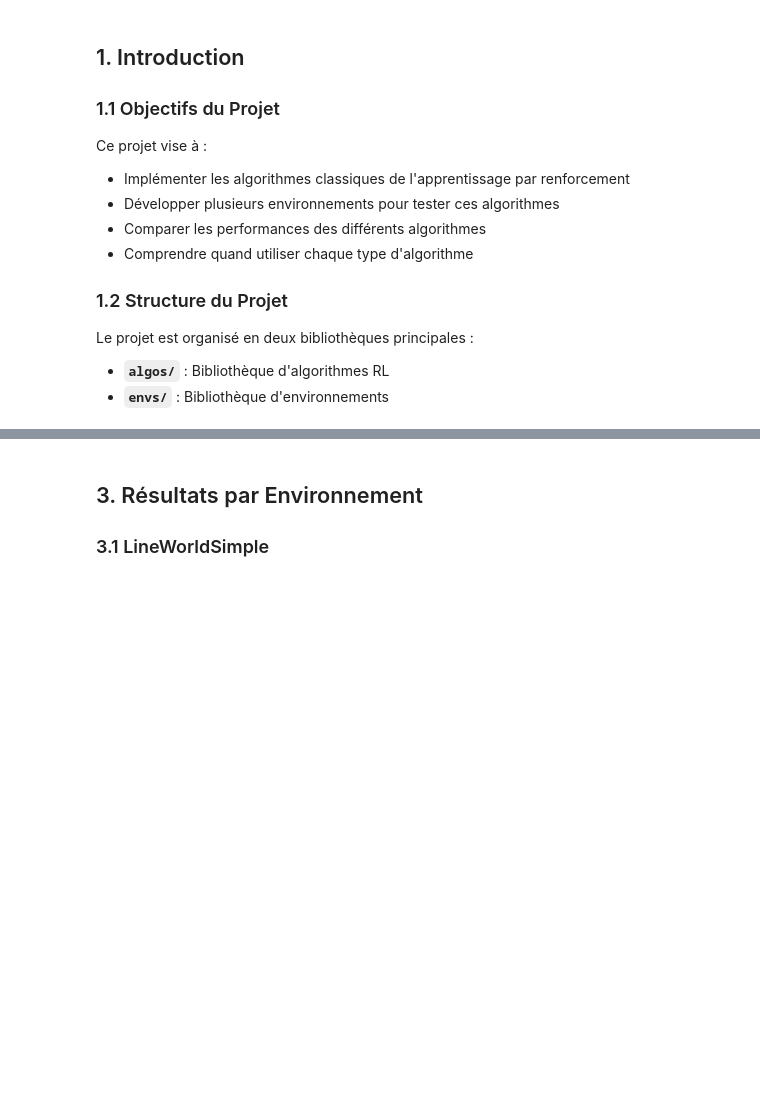
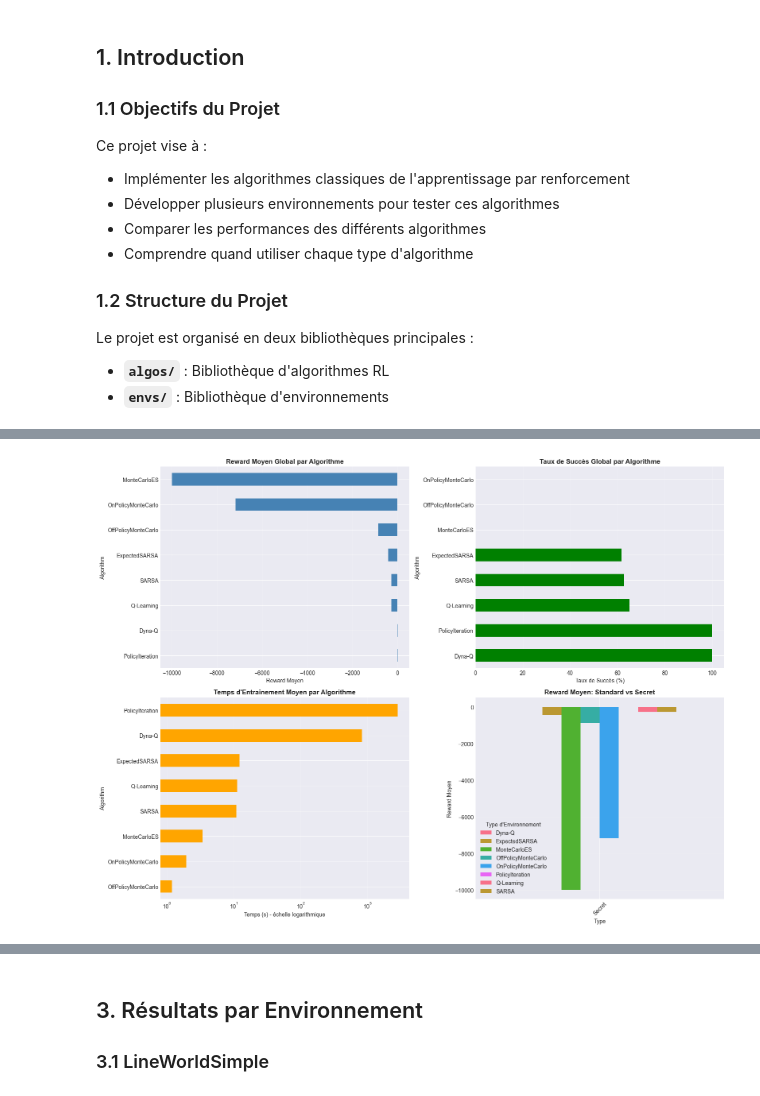
Before and after one commit to belaid-sarah/RL-Project, a Jupyter notebook: rapport_projet_rl.ipynb, the cells around one changed output, grey strips where cells are left out. Cells and saved outputs as stored; diff of their text form; code cells hidden in the pictures; blank space fills up the shorter version.

```diff
--- a/rapport_projet_rl.ipynb
+++ b/rapport_projet_rl.ipynb
@@ -48,0 +385,78 @@ else:
+# %%
+# Comparaison globale de tous les algorithmes
+if all_results:
+    # Créer un DataFrame global
+    global_data = []
+    for r in all_results:
+        global_data.append({
+            'Algorithm': r['algorithm'],
+            'Environment': r['environment'],
+            'Mean Reward': r['evaluation']['mean_reward'],
+            'Success Rate': r['evaluation']['success_rate'] * 100,
+            'Mean Steps': r['evaluation']['mean_steps'],
+            'Training Time': r['training']['training_time'],
+            'Type': 'Secret' if 'SecretEnv' in r.get('environment', '') else 'Standard'
+        })
+
+    df_global = pd.DataFrame(global_data)
+
+    # Statistiques par algorithme
+    algo_stats = df_global.groupby('Algorithm').agg({
+        'Mean Reward': ['mean', 'std', 'count'],
+        'Success Rate': 'mean',
+        'Training Time': 'mean'
+    }).round(2)
+
+    print("=" * 80)
+    print("STATISTIQUES GLOBALES PAR ALGORITHME")
+    print("=" * 80)
+    print(algo_stats)
+
+    # Graphique de comparaison
+    fig, axes = plt.subplots(2, 2, figsize=(16, 12))
+
+    # 1. Reward moyen global par algorithme
+    algo_rewards = df_global.groupby('Algorithm')['Mean Reward'].mean().sort_values(ascending=False)
+    algo_rewards.plot(kind='barh', ax=axes[0, 0], color='steelblue')
+    axes[0, 0].set_title('Reward Moyen Global par Algorithme', fontsize=12, fontweight='bold')
+    axes[0, 0].set_xlabel('Reward Moyen')
+    axes[0, 0].grid(axis='x', alpha=0.3)
+
+    # 2. Taux de succès global
+    algo_success = df_global.groupby('Algorithm')['Success Rate'].mean().sort_values(ascending=False)
+    algo_success.plot(kind='barh', ax=axes[0, 1], color='green')
+    axes[0, 1].set_title('Taux de Succès Global par Algorithme', fontsize=12, fontweight='bold')
+    axes[0, 1].set_xlabel('Taux de Succès (%)')
+    axes[0, 1].grid(axis='x', alpha=0.3)
+
+    # 3. Temps d'entraînement moyen
+    algo_time = df_global.groupby('Algorithm')['Training Time'].mean().sort_values(ascending=True)
+    algo_time.plot(kind='barh', ax=axes[1, 0], color='orange', logx=True)
+    axes[1, 0].set_title('Temps d\'Entraînement Moyen par Algorithme', fontsize=12, fontweight='bold')
+    axes[1, 0].set_xlabel('Temps (s) - échelle logarithmique')
+    axes[1, 0].grid(axis='x', alpha=0.3)
+
+    # 4. Comparaison Standard vs Secret
+    type_comparison = df_global.groupby(['Type', 'Algorithm'])['Mean Reward'].mean().unstack(fill_value=0)
+    type_comparison.plot(kind='bar', ax=axes[1, 1], width=0.8)
+    axes[1, 1].set_title('Reward Moyen: Standard vs Secret', fontsize=12, fontweight='bold')
+    axes[1, 1].set_ylabel('Reward Moyen')
+    axes[1, 1].legend(title='Type d\'Environnement')
+    axes[1, 1].tick_params(axis='x', rotation=45)
+    axes[1, 1].grid(axis='y', alpha=0.3)
+
+    plt.tight_layout()
+    plt.show()
+
+    # Top 5 algorithmes
+    print("\n" + "=" * 80)
+    print("TOP 5 ALGORITHMES (par reward moyen)")
+    print("=" * 80)
+    top_5 = algo_rewards.head(5)
+    for i, (algo, reward) in enumerate(top_5.items(), 1):
+        success = algo_success[algo]
+        time = algo_time[algo]
+        print(f"{i}. {algo:20s} | Reward: {reward:7.2f} | Success: {success:5.1f}% | Time: {time:7.2f}s")
+else:
+    print("Aucun résultat disponible pour la comparaison globale.")
+# %% [output]
@@ -48,0 +477 @@ else:
+[figure, added]
```
Also changed, not shown: parts of 12 cells of this notebook, 3 other files.
